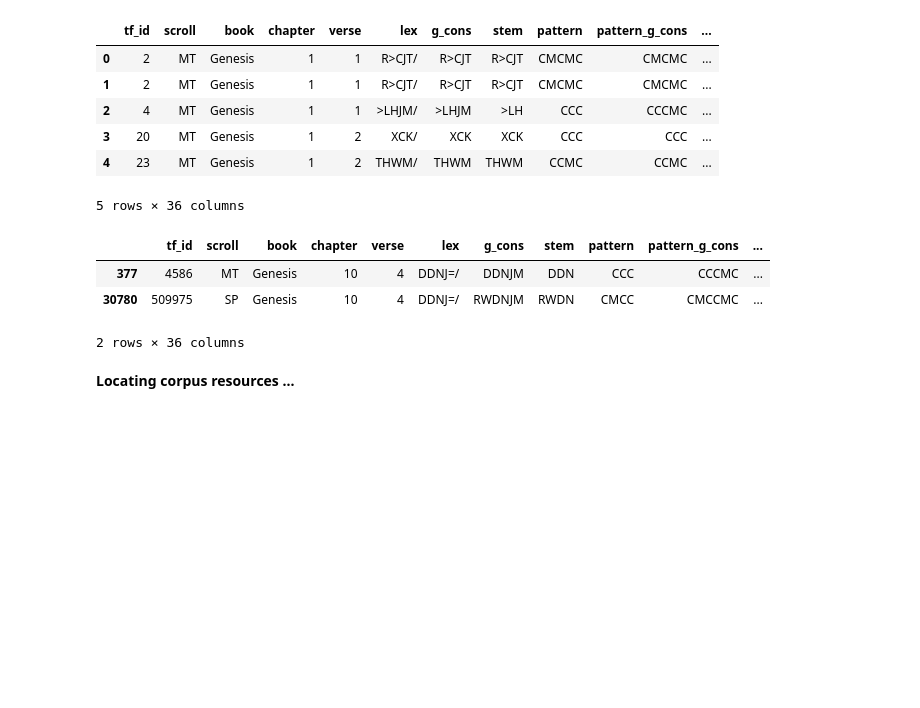
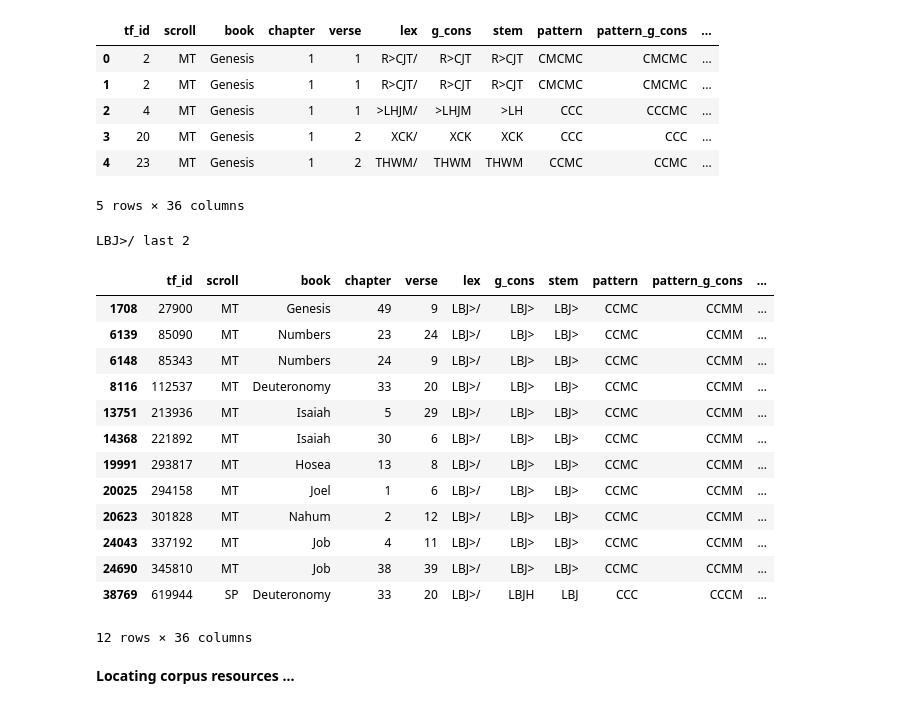
Before and after one commit to MartijnNaaijer/hebrew_spelling_variation, a Jupyter notebook: notebooks/mapping_words_in_sp_versions/Untitled.ipynb, the cells around one changed output. Cells and saved outputs as stored; diff of their text form; code cells hidden in the pictures; blank space fills up the shorter version.

```diff
--- a/notebooks/mapping_words_in_sp_versions/Untitled.ipynb
+++ b/notebooks/mapping_words_in_sp_versions/Untitled.ipynb
@@ -21,20 +21,30 @@ input_df.head()
 | 4 | 23 | MT | Genesis | 1 | 2 | THWM/ | THWM | THWM | CCMC | CCMC | ... |
 5 rows × 36 columns
 # %%
-mt_sp = input_df[input_df.scroll.isin(['MT', 'SP'])]
-for lex, typ in set(zip(mt_sp.lex, mt_sp.type)):
-    lex_typ_dat = mt_sp[(mt_sp.lex == lex) & (mt_sp.type == typ)]
-    stem_char_set = {tuple(sorted(list(set(stem.replace('J', '').replace('W', '').replace('>', ''))))) for stem in
-                     set(lex_typ_dat.stem)}
-    if len(stem_char_set) != 1:
-        print(lex, typ, stem_char_set)
+for lex, typ in set(zip(input_df.lex, input_df.type)):
+    lex_typ_dat = input_df[(input_df.lex == lex) & (input_df.type == typ)]
+    cons_counts = len({pat[1:].count('C') for pat in set(lex_typ_dat.pattern)})
+    if cons_counts != 1:
+        print(lex, typ, cons_counts)
+# %% [output]
+LBJ>/ last 2
 # %%
-mt_sp[(mt_sp.lex == 'DDNJ=/') & (mt_sp.type == 'first')] # & (mt_sp.g_cons == 'HWDK')]
+mt_sp[(mt_sp.lex == 'LBJ>/') & (mt_sp.type == 'last')] # & (mt_sp.g_cons == 'HWDK')]
 # %% [output]
 |  | tf_id | scroll | book | chapter | verse | lex | g_cons | stem | pattern | pattern_g_cons | ... |
-| 377 | 4586 | MT | Genesis | 10 | 4 | DDNJ=/ | DDNJM | DDN | CCC | CCCMC | ... |
-| 30780 | 509975 | SP | Genesis | 10 | 4 | DDNJ=/ | RWDNJM | RWDN | CMCC | CMCCMC | ... |
+| 1708 | 27900 | MT | Genesis | 49 | 9 | LBJ>/ | LBJ> | LBJ> | CCMC | CCMM | ... |
+| 6139 | 85090 | MT | Numbers | 23 | 24 | LBJ>/ | LBJ> | LBJ> | CCMC | CCMM | ... |
+| 6148 | 85343 | MT | Numbers | 24 | 9 | LBJ>/ | LBJ> | LBJ> | CCMC | CCMM | ... |
+| 8116 | 112537 | MT | Deuteronomy | 33 | 20 | LBJ>/ | LBJ> | LBJ> | CCMC | CCMM | ... |
+| 13751 | 213936 | MT | Isaiah | 5 | 29 | LBJ>/ | LBJ> | LBJ> | CCMC | CCMM | ... |
+| 14368 | 221892 | MT | Isaiah | 30 | 6 | LBJ>/ | LBJ> | LBJ> | CCMC | CCMM | ... |
+| 19991 | 293817 | MT | Hosea | 13 | 8 | LBJ>/ | LBJ> | LBJ> | CCMC | CCMM | ... |
+| 20025 | 294158 | MT | Joel | 1 | 6 | LBJ>/ | LBJ> | LBJ> | CCMC | CCMM | ... |
+| 20623 | 301828 | MT | Nahum | 2 | 12 | LBJ>/ | LBJ> | LBJ> | CCMC | CCMM | ... |
+| 24043 | 337192 | MT | Job | 4 | 11 | LBJ>/ | LBJ> | LBJ> | CCMC | CCMM | ... |
+| 24690 | 345810 | MT | Job | 38 | 39 | LBJ>/ | LBJ> | LBJ> | CCMC | CCMM | ... |
+| 38769 | 619944 | SP | Deuteronomy | 33 | 20 | LBJ>/ | LBJH | LBJ | CCC | CCCM | ... |
-2 rows × 36 columns
+12 rows × 36 columns
 # %%
 from tf.app import use
 A = use('dt-ucph/sp', version='3.4', hoist=globals())
```
Also changed, not shown: parts of 1 cell of this notebook, 1 other file.
